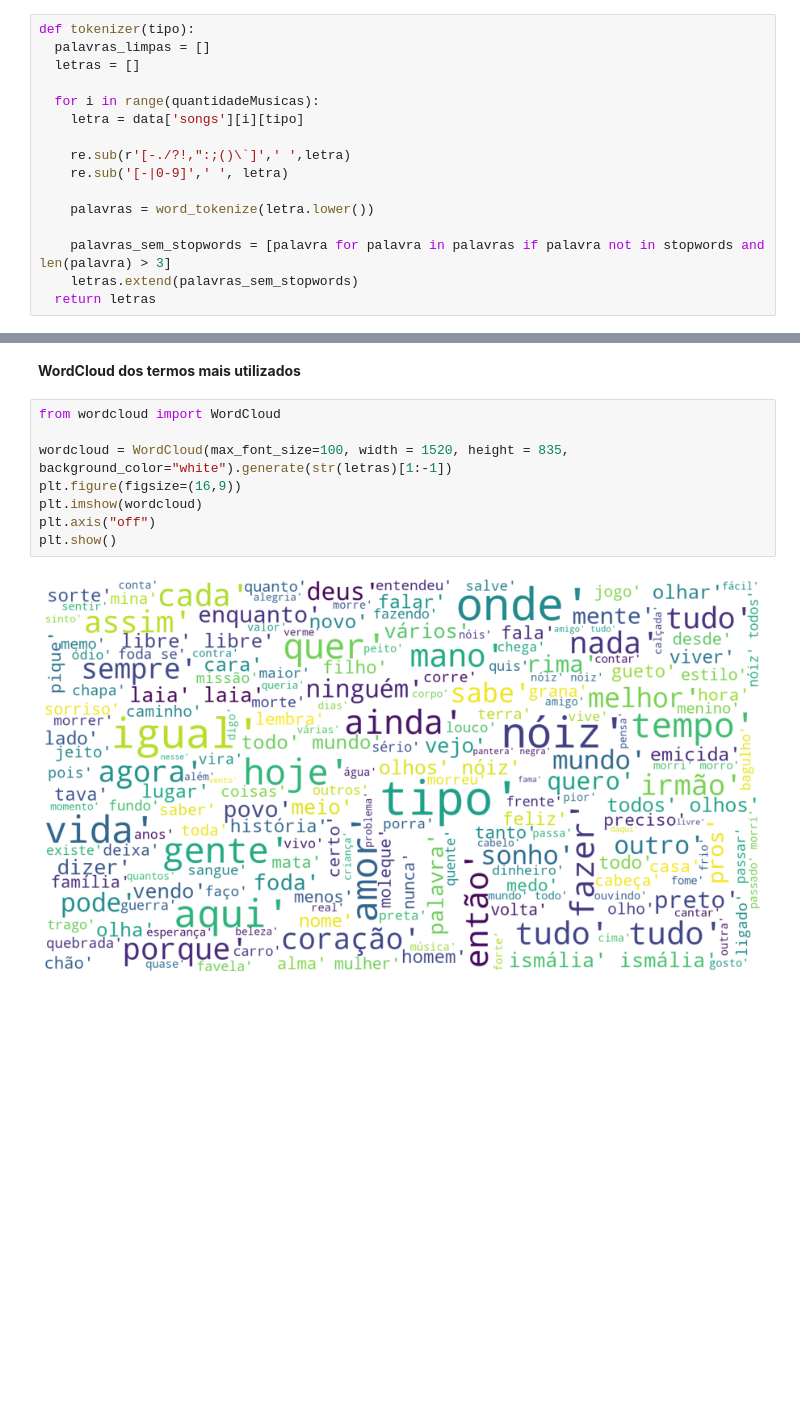
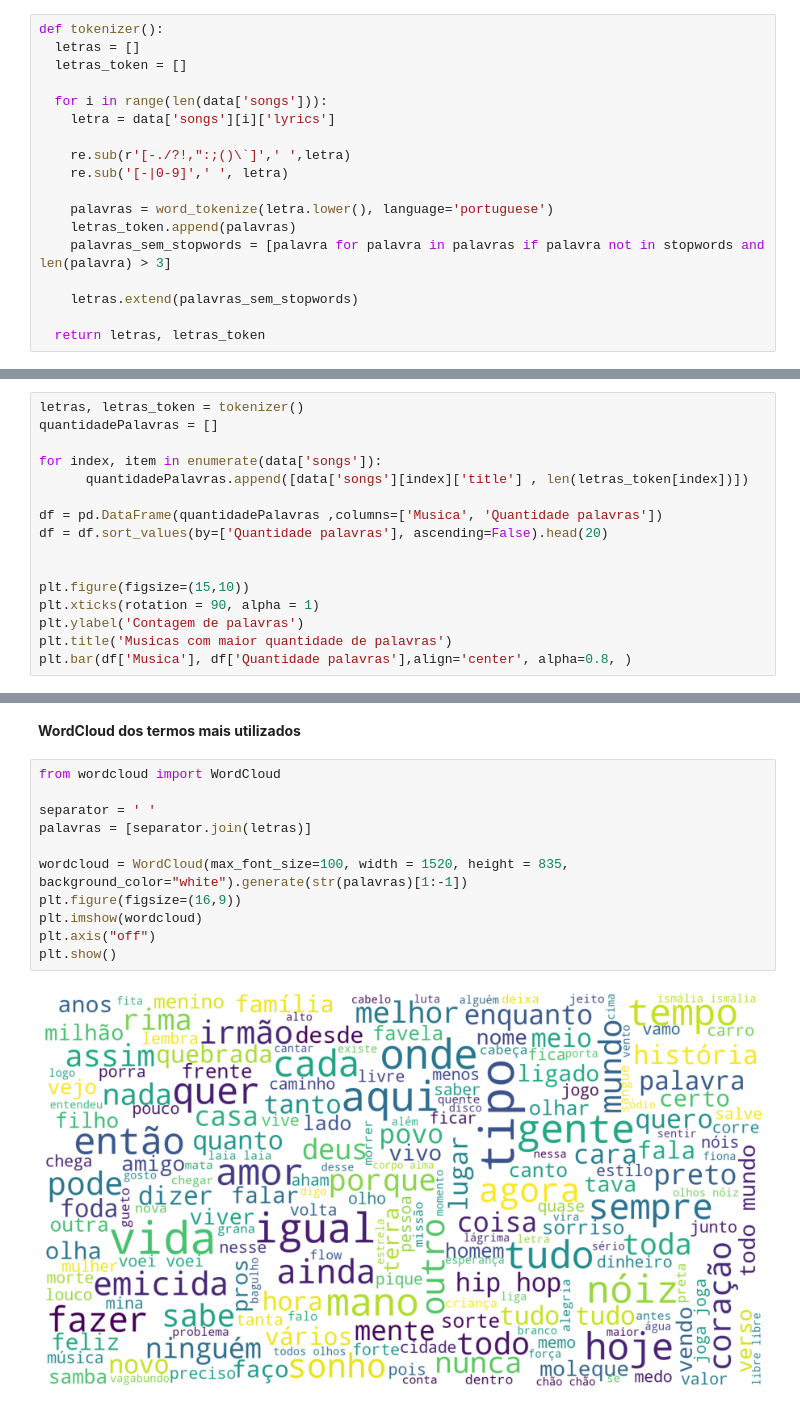
Before and after one commit to joaovvrodrigues/data-analysis, a Jupyter notebook: emicida_analise_de_dados.ipynb, the cells around one changed output, grey strips where cells are left out. Drawn from its saved outputs; the diff is of its cells as text; blank space fills up the shorter version.

```diff
--- a/emicida_analise_de_dados.ipynb
+++ b/emicida_analise_de_dados.ipynb
@@ -106,21 +104,23 @@ with open('Lyrics_Emicida.json') as json_data:
 # %% [markdown]
 **Função de processamento de texto**
 # %%
-def tokenizer(tipo):
-  palavras_limpas = []
+def tokenizer():
   letras = []
+  letras_token = []
 
-  for i in range(quantidadeMusicas):
-    letra = data['songs'][i][tipo]
+  for i in range(len(data['songs'])):
+    letra = data['songs'][i]['lyrics']
 
     re.sub(r'[-./?!,":;()\`]',' ',letra)
     re.sub('[-|0-9]',' ', letra)
 
-    palavras = word_tokenize(letra.lower())
+    palavras = word_tokenize(letra.lower(), language='portuguese')
+    letras_token.append(palavras)
+    palavras_sem_stopwords = [palavra for palavra in palavras if palavra not in stopwords and len(palavra) > 3]
 
-    palavras_sem_stopwords = [palavra for palavra in palavras if palavra not in stopwords and len(palavra) > 3]
     letras.extend(palavras_sem_stopwords)
-  return letras
+
+  return letras, letras_token
 # %% [markdown]
 **Função de análise de frequência de palavras**
 # %%
@@ -157,0 +160,16 @@ grafico_freq(mais_frequentes, mais_frequentes_quantidade, 'Frequencia', 'Frequen
+# %%
+letras, letras_token = tokenizer()
+quantidadePalavras = []
+
+for index, item in enumerate(data['songs']):
+      quantidadePalavras.append([data['songs'][index]['title'] , len(letras_token[index])])
+
+df = pd.DataFrame(quantidadePalavras ,columns=['Musica', 'Quantidade palavras'])
+df = df.sort_values(by=['Quantidade palavras'], ascending=False).head(20)
+
+
+plt.figure(figsize=(15,10))
+plt.xticks(rotation = 90, alpha = 1)
+plt.ylabel('Contagem de palavras')
+plt.title('Musicas com maior quantidade de palavras')
+plt.bar(df['Musica'], df['Quantidade palavras'],align='center', alpha=0.8, )
@@ -160,11 +181,14 @@ grafico_freq(mais_frequentes, mais_frequentes_quantidade, 'Frequencia', 'Frequen
 # %%
 from wordcloud import WordCloud
 
-wordcloud = WordCloud(max_font_size=100, width = 1520, height = 835, background_color="white").generate(str(letras)[1:-1])
+separator = ' '
+palavras = [separator.join(letras)]
+
+wordcloud = WordCloud(max_font_size=100, width = 1520, height = 835, background_color="white").generate(str(palavras)[1:-1])
 plt.figure(figsize=(16,9))
 plt.imshow(wordcloud)
 plt.axis("off")
 plt.show()
 # %% [output]
-[figure, old version]
+[figure, new version]
 # %% [markdown]
```
Also changed, not shown: parts of 12 cells of this notebook.
